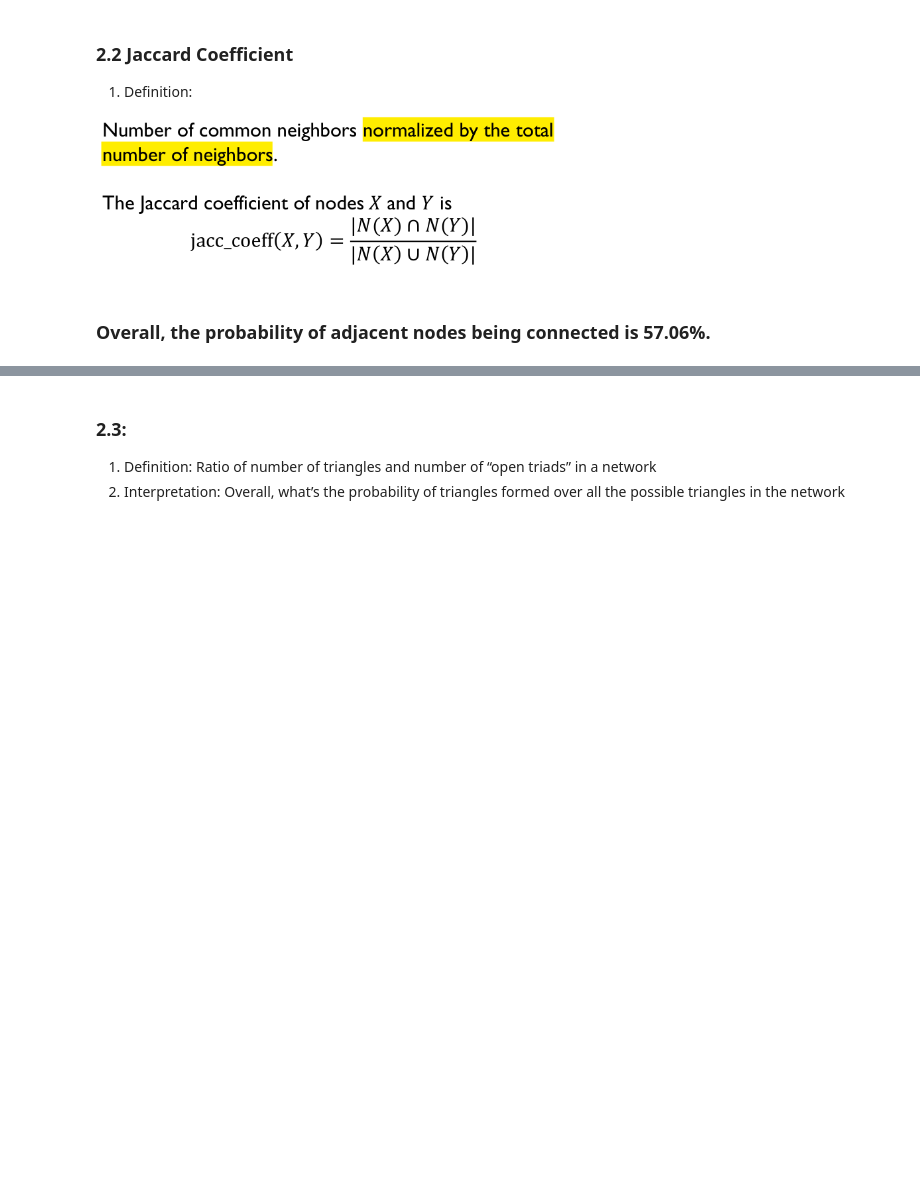
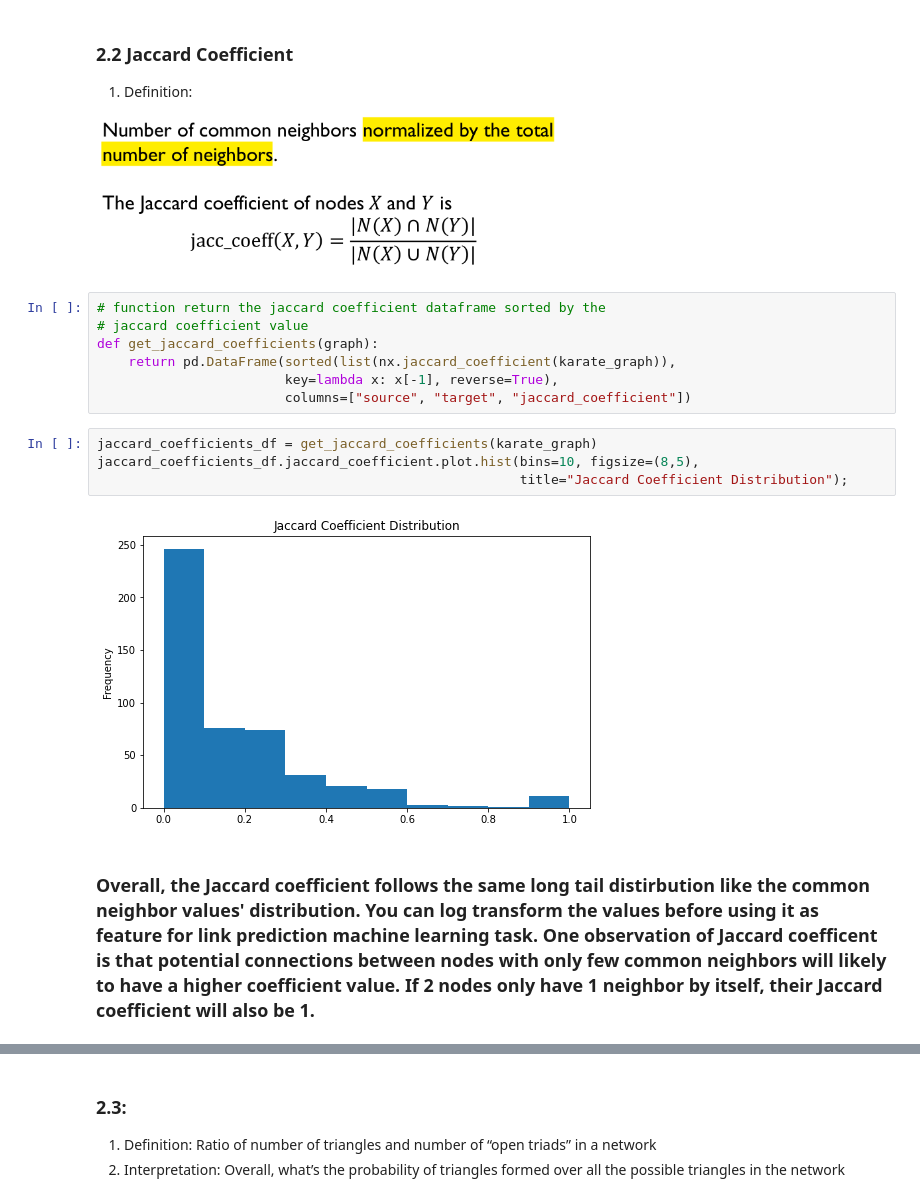
Before and after one commit to KangboLu/Graph-Analysis-with-NetworkX, a Jupyter notebook: 04_link_prediction_measures.ipynb, the cells around one changed output, grey strips where cells are left out. Saved outputs shown, nothing was run; the diff lists cells and outputs as text; blank space fills up the shorter version.

Commit message:
add jaccard coefficient measure for link prediction

```diff
--- a/04_link_prediction_measures.ipynb
+++ b/04_link_prediction_measures.ipynb
@@ -187,5 +187,18 @@ visualize_likely_connected_nodes(karate_graph, 7, 13)
 1. Definition:
 
 ![image.png](attachment:image.png)
+# %%
+# function return the jaccard coefficient dataframe sorted by the
+# jaccard coefficient value
+def get_jaccard_coefficients(graph):
+    return pd.DataFrame(sorted(list(nx.jaccard_coefficient(karate_graph)),
+                        key=lambda x: x[-1], reverse=True),
+                        columns=["source", "target", "jaccard_coefficient"])
+# %%
+jaccard_coefficients_df = get_jaccard_coefficients(karate_graph)
+jaccard_coefficients_df.jaccard_coefficient.plot.hist(bins=10, figsize=(8,5),
+                                                      title="Jaccard Coefficient Distribution");
+# %% [output]
+[figure, added]
 # %% [markdown]
-### Overall, the probability of adjacent nodes being connected is 57.06%.
+### Overall, the Jaccard coefficient follows the same long tail distirbution like the common neighbor values' distribution. You can log transform the values before using it as feature for link prediction machine learning task. One observation of Jaccard coefficent is that potential connections between nodes with only few common neighbors will likely to have a higher coefficient value. If 2 nodes only have 1 neighbor by itself, their Jaccard coefficient will also be 1.
```
Also changed, not shown: parts of 27 cells of this notebook.
